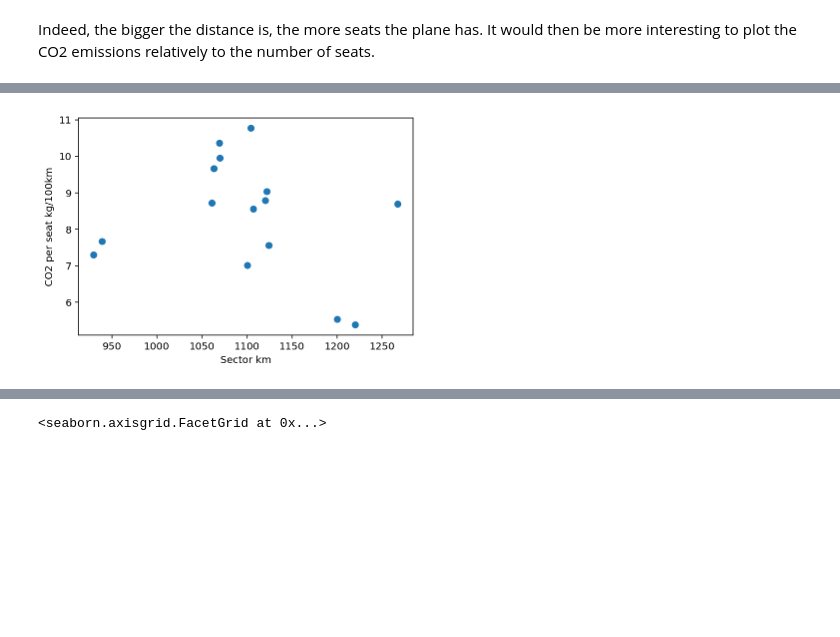
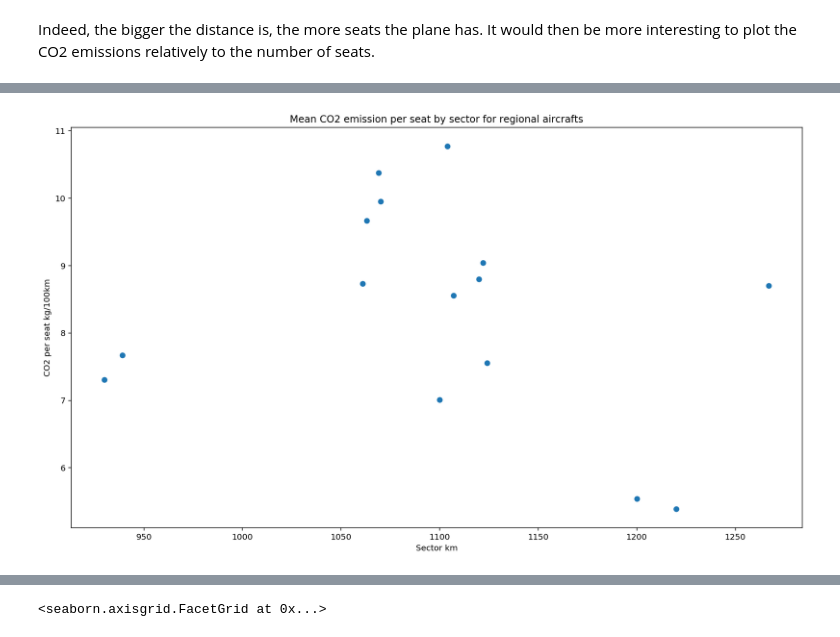
Before and after one commit to Jmion/aviation-co2-impact, a Jupyter notebook: Aviation_global_emissions.ipynb, the cells around one changed output, grey strips where cells are left out. Cells and saved outputs as stored; diff of their text form; code cells hidden in the pictures; blank space fills up the shorter version.

```diff
--- a/Aviation_global_emissions.ipynb
+++ b/Aviation_global_emissions.ipynb
@@ -219,10 +225,12 @@ plt.show()
 # %%
 regional_co2_seat = regional_aircraft.groupby("Sector km").mean().reset_index()
 # %%
-g = plt.scatter(regional_co2_seat["Sector km"], regional_co2_seat["CO2 per seat kg/100km"])
+fig, axs = plt.subplots(figsize=(16, 9))
+plt.scatter(regional_co2_seat["Sector km"], regional_co2_seat["CO2 per seat kg/100km"])
+plt.title("Mean CO2 emission per seat by sector for regional aircrafts")
 plt.xlabel("Sector km")
 plt.ylabel("CO2 per seat kg/100km")
 plt.show()
 # %% [output]
-[figure, old version]
+[figure, new version]
 # %%
```
Also changed, not shown: parts of 5 cells of this notebook.
